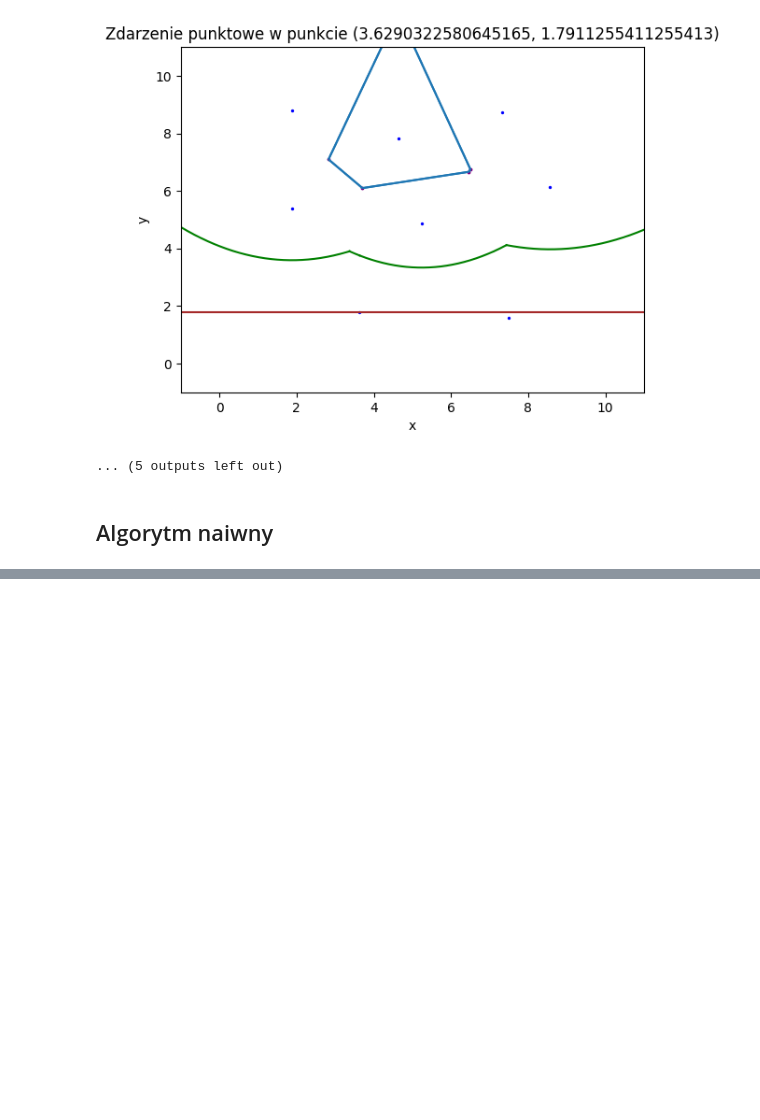
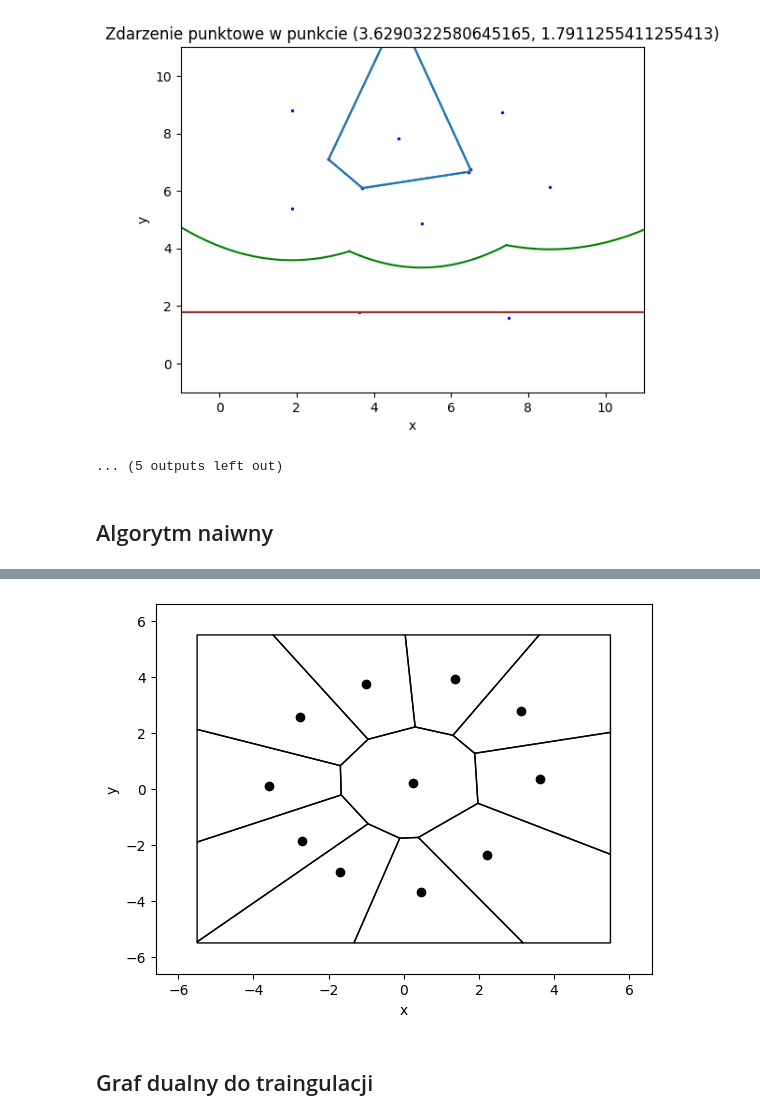
Before and after one commit to domino644/geometryczne_voronoi, a Jupyter notebook: main.ipynb, the cells around one changed output, grey strips where cells are left out. Drawn from its saved outputs; the diff is of its cells as text; code cells hidden in the pictures; blank space fills up the shorter version.

```diff
--- a/main.ipynb
+++ b/main.ipynb
@@ -320,3 +396,12 @@ draw_voronoi_poly(P, points)
+# %%
+%matplotlib inline
+points2 = loadPointsFromFile("P")
+P = naive_voronoi(points2, 5.5 )
+draw_voronoi_poly(P, points2,6.6, colors= False)
+# %% [output]
+[figure, added]
+# %% [markdown]
+## Graf dualny do traingulacji
 # %%
 
 def center(vertices):
```
Also changed, not shown: parts of 20 cells of this notebook, 3 other files.
